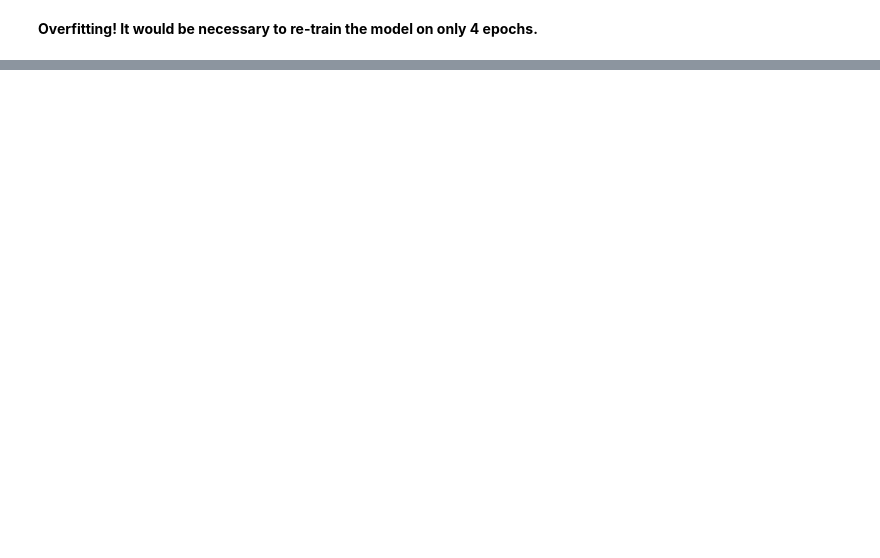
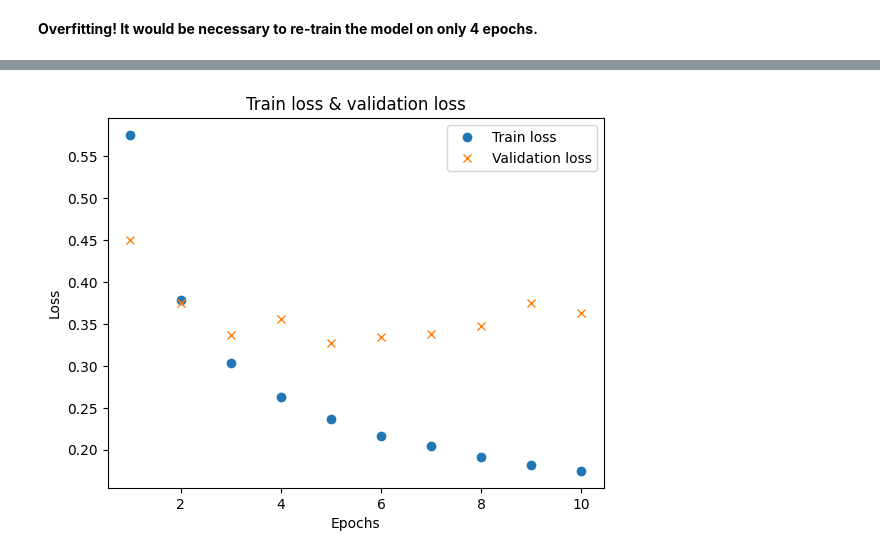
Before and after one commit to kamil271e/data-ml-playground, a Jupyter notebook: chollet_book/chapter_3/movies.ipynb, the cells around one changed output, grey strips where cells are left out. Drawn from its saved outputs; the diff is of its cells as text; code cells hidden in the pictures; blank space fills up the shorter version.

```diff
--- a/chollet_book/chapter_3/movies.ipynb
+++ b/chollet_book/chapter_3/movies.ipynb
@@ -142,0 +177,15 @@ array([[0.01114358],
+# %%
+from keras import regularizers
+lambda_coef = 0.001
+# %%
+l2_model = Sequential([
+    Dense(16, kernel_regularizer=regularizers.l2(lambda_coef), activation='relu', input_shape=(10000,)),
+    Dense(16, kernel_regularizer=regularizers.l2(lambda_coef), activation='relu'),
+    Dense(1, activation='sigmoid')
+])
+# %%
+l2_model.compile(optimizer='rmsprop', loss='binary_crossentropy', metrics=['accuracy'])
+history = l2_model.fit(X_train, y_train, epochs=10, batch_size=512, validation_data=(X_val, y_val))
+
+loss_plot(history.history,epochs=10)
+# %% [output]
@@ -142,0 +212 @@ array([[0.01114358],
+[figure, added]
```
Also changed, not shown: parts of 15 cells of this notebook.
